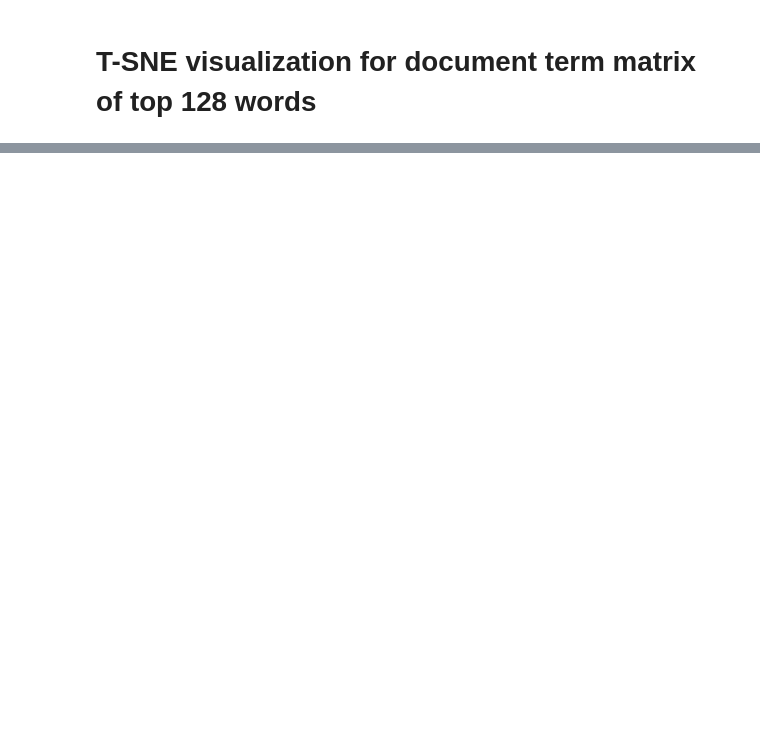
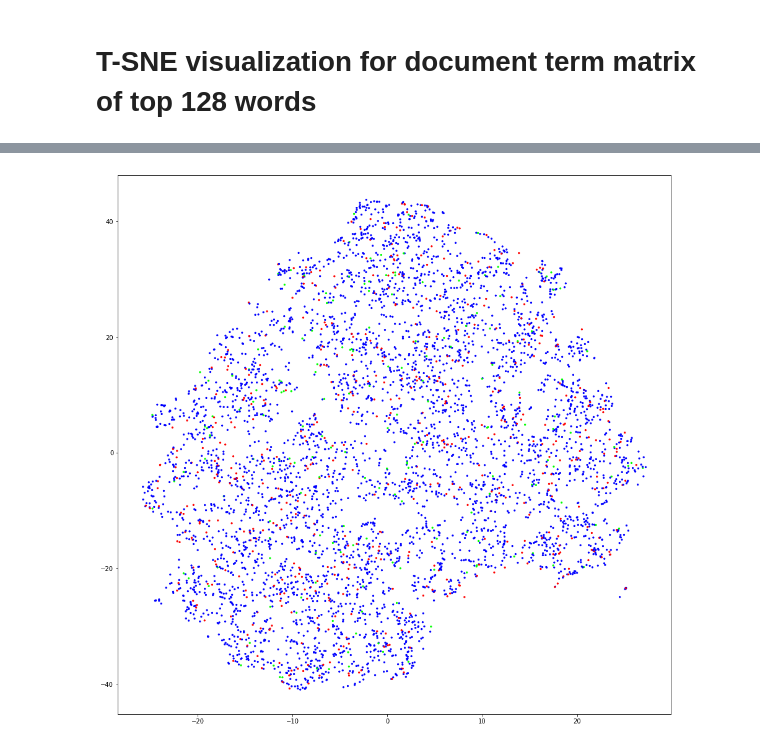
Before and after one commit to dayonenotdaytwo/orie4741project, a Jupyter notebook: analysis/embedding_exploration.ipynb, the cells around one changed output, grey strips where cells are left out. Drawn from its saved outputs; the diff is of its cells as text; code cells hidden in the pictures; blank space fills up the shorter version.

```diff
--- a/analysis/embedding_exploration.ipynb
+++ b/analysis/embedding_exploration.ipynb
@@ -39,0 +57,9 @@ plt.show()
+# %%
+tsne = TSNE(n_jobs=4, perplexity=perp)
+tsne_results = tsne.fit_transform(X)
+# %%
+plt.tight_layout()
+plt.scatter(tsne_results[:,0], tsne_results[:,1], c=Y, cmap=plt.get_cmap('brg'), s=5)
+plt.show()
+# %% [output]
+[figure, added]
```
Also changed, not shown: parts of 8 cells of this notebook, 3 other files.
